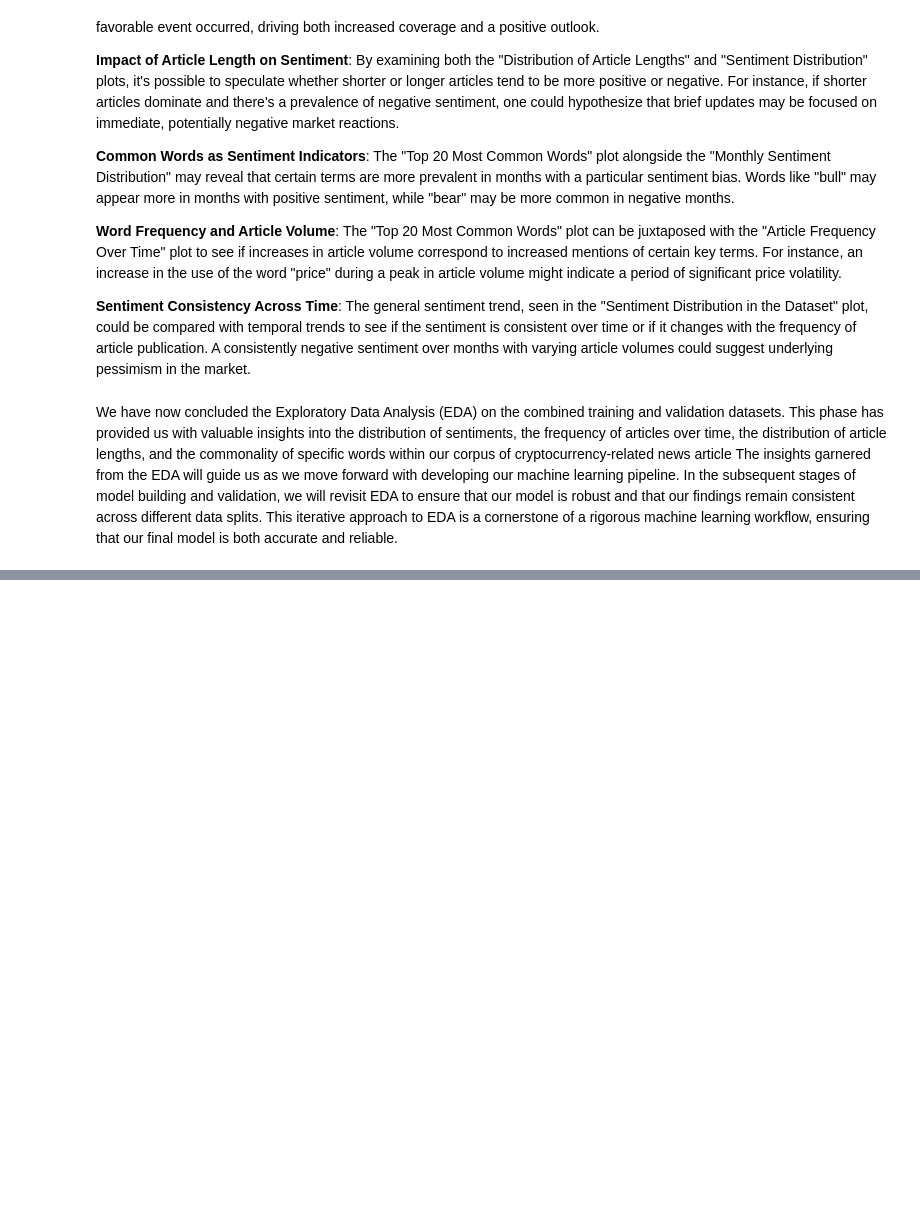
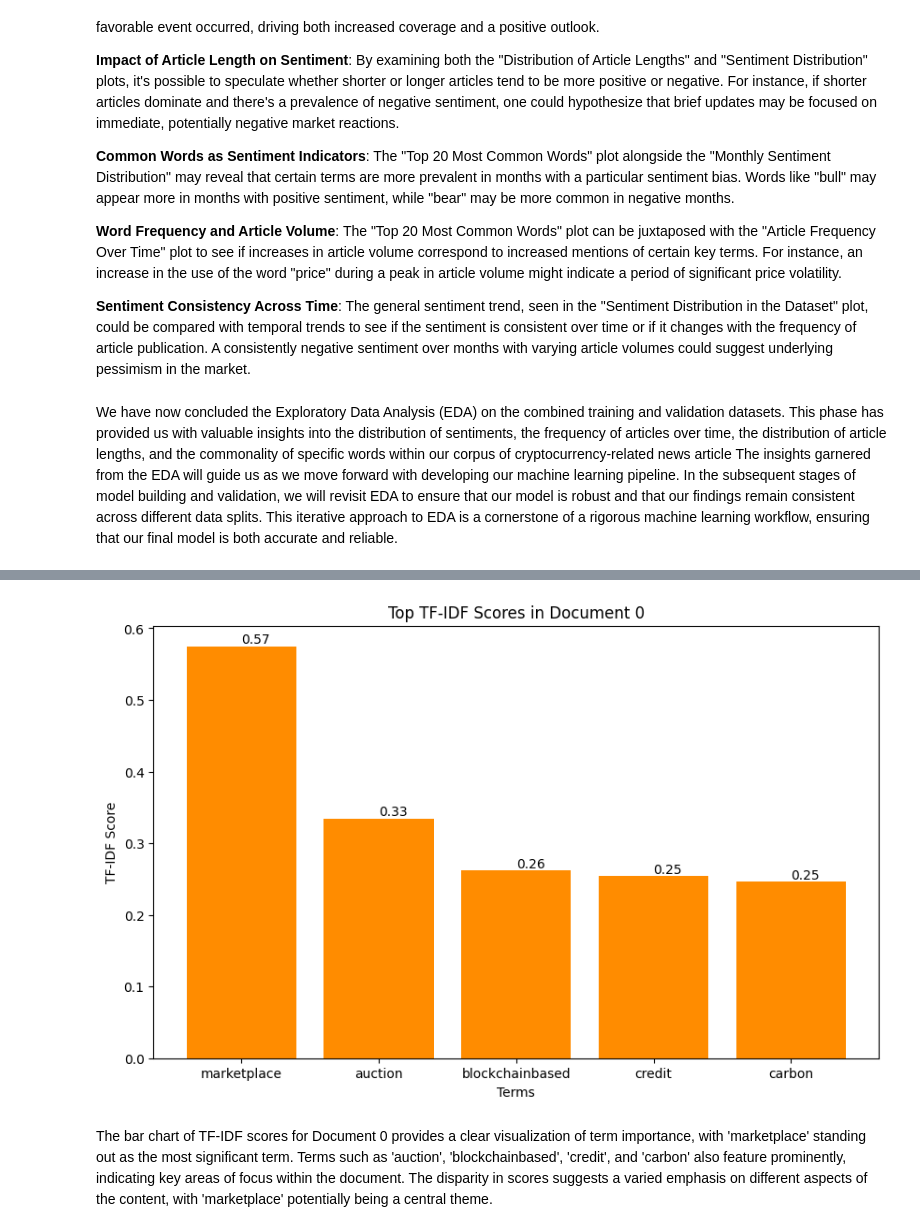
Before and after one commit to aDR300684/CryptoNewsSentiment, a Jupyter notebook: ML_CryptoNews.ipynb, the cells around one changed output, grey strips where cells are left out. Saved outputs shown, nothing was run; the diff lists cells and outputs as text; code cells hidden in the pictures; blank space fills up the shorter version.

```diff
--- a/ML_CryptoNews.ipynb
+++ b/ML_CryptoNews.ipynb
@@ -453,0 +551,17 @@ _Note_: As we have a designated test set covering the period from March 22, 2023
+# %%
+from sklearn.feature_extraction.text import TfidfVectorizer
+
+# Initialize the TF-IDF Vectorizer
+tfidf_vectorizer = TfidfVectorizer(max_features=5000)  # Adjust the number of features as needed
+
+# Apply TF-IDF Vectorization to the 'text' column of the DataFrame
+# Note: We use the original text data, not the tokenized version, as TF-IDF handles its own tokenization
+tfidf_features = tfidf_vectorizer.fit_transform(df['text'])
+
+# Optional: Convert the TF-IDF features to a DataFrame for better visualization and understanding
+import pandas as pd
+tfidf_features_df = pd.DataFrame(tfidf_features.toarray(), columns=tfidf_vectorizer.get_feature_names_out())
+
+# Display the shape of the TF-IDF features and the first few rows of the DataFrame
+print("Shape of TF-IDF Features:", tfidf_features.shape)
+print(tfidf_features_df.head())
@@ -453,0 +668,24 @@ _Note_: As we have a designated test set covering the period from March 22, 2023
+# %%
+import matplotlib.pyplot as plt
+
+# Select top 5 terms for a specific document
+doc_id = 0  # Article we want to analyze
+top_terms = tfidf_features_df.iloc[doc_id].sort_values(ascending=False).head(5)
+
+# Plotting
+plt.figure(figsize=(10, 6))  # Larger figure size for better visibility
+bars = plt.bar(top_terms.index, top_terms.values, color='darkorange')  # Use a more contrasting color
+
+# Adding annotations on top of each bar if required
+for bar in bars:
+    yval = bar.get_height()
+    plt.text(bar.get_x() + bar.get_width()/2.0, yval, round(yval, 2), va='bottom')  # Annotate the height of the bar
+
+plt.title(f"Top TF-IDF Scores in Document {doc_id}")
+plt.xlabel("Terms")
+plt.ylabel("TF-IDF Score")
+plt.show()
+# %% [output]
+[figure, added]
+# %% [markdown]
+The bar chart of TF-IDF scores for Document 0 provides a clear visualization of term importance, with 'marketplace' standing out as the most significant term. Terms such as 'auction', 'blockchainbased', 'credit', and 'carbon' also feature prominently, indicating key areas of focus within the document. The disparity in scores suggests a varied emphasis on different aspects of the content, with 'marketplace' potentially being a central theme.
```
Also changed, not shown: parts of 29 cells of this notebook, 4 other files.
